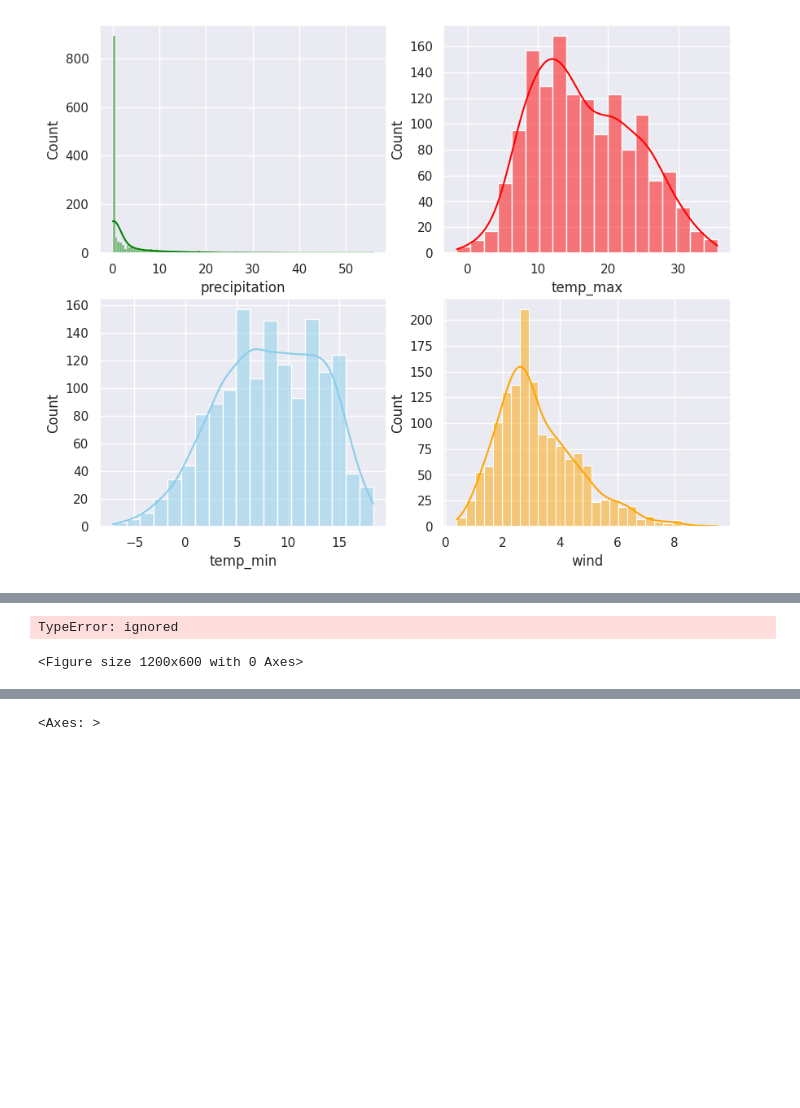
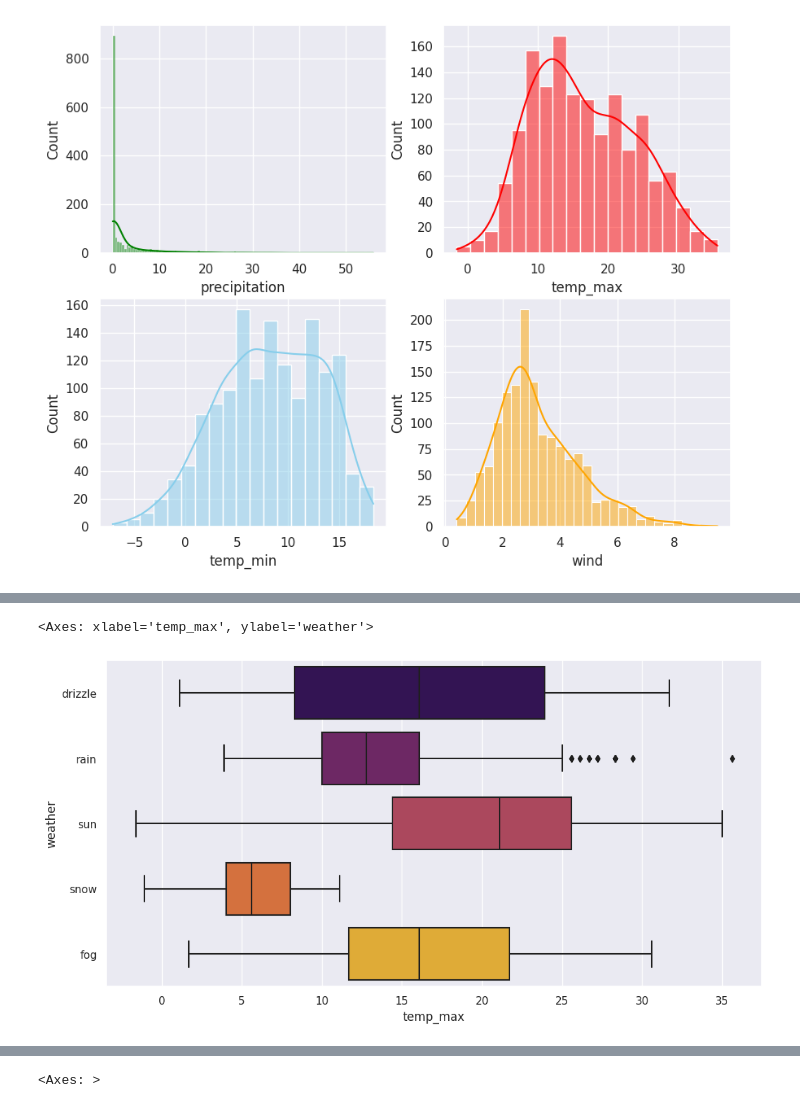
Before and after one commit to jhalto/Machine-learning, a Jupyter notebook: Weather_prediction.ipynb, the cells around one changed output, grey strips where cells are left out. Drawn from its saved outputs; the diff is of its cells as text; code cells hidden in the pictures; blank space fills up the shorter version.

```diff
--- a/Weather_prediction.ipynb
+++ b/Weather_prediction.ipynb
@@ -104,8 +110,9 @@ TypeError: ignored
 # %%
+
 plt.figure(figsize=(12,6))
-sns.boxplot("temp_max","weather",data=data,palette="inferno")
+sns.boxplot(x="temp_max",y="weather",data=data,palette="inferno")
 # %% [output]
-TypeError: ignored
+<Axes: xlabel='temp_max', ylabel='weather'>
-<Figure size 1200x600 with 0 Axes>
+[figure, added]
 # %%
 plt.figure(figsize=(12,6))
```
Also changed, not shown: parts of 20 cells of this notebook.
